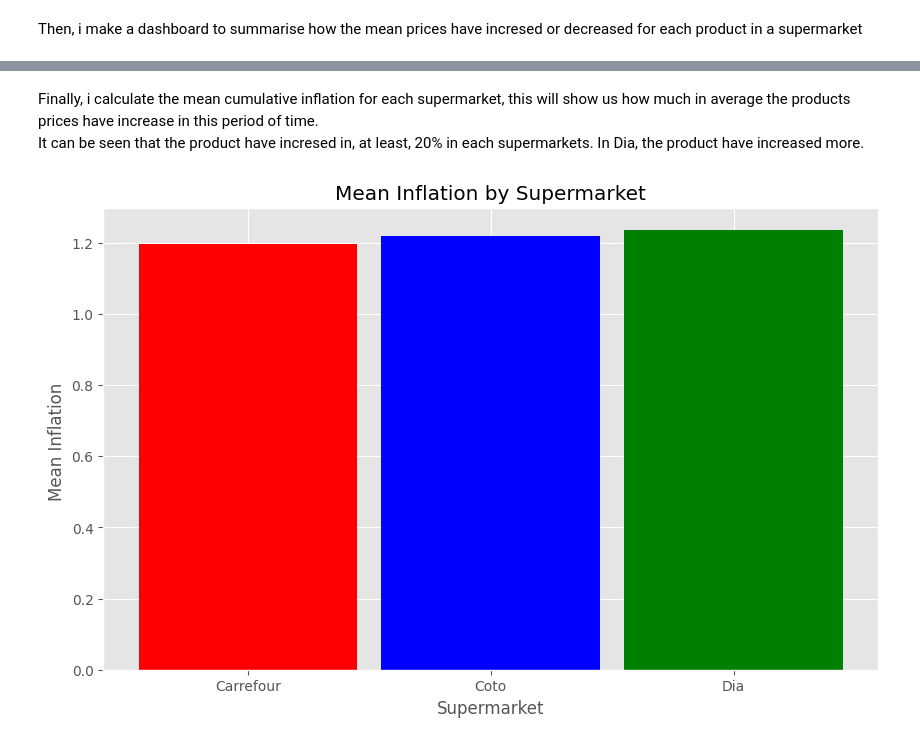
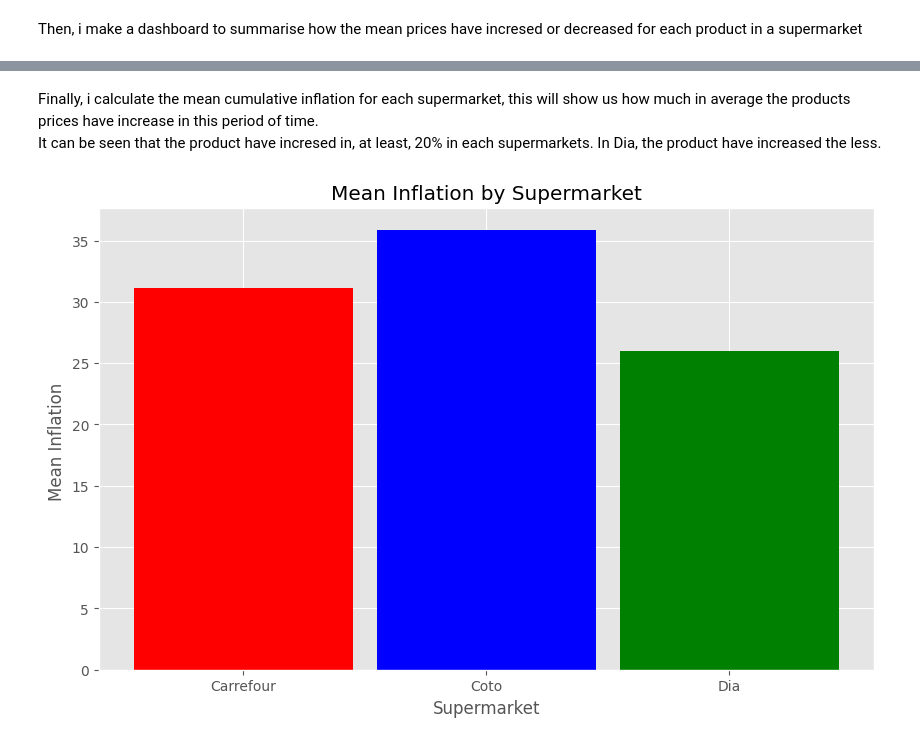
Before and after one commit to carlosvertiz/Supermarket_prices_DataAnalysis, a Jupyter notebook: Supermarkets_comparitive_analysis.ipynb, the cells around one changed output, grey strips where cells are left out. Cells and saved outputs as stored; diff of their text form; code cells hidden in the pictures.

```diff
--- a/Supermarkets_comparitive_analysis.ipynb
+++ b/Supermarkets_comparitive_analysis.ipynb
@@ -91,7 +91,10 @@ def filterDataFrame(df, category_filter, product_filters):
     This function use the categories and products in category_filter and product_filters
     to return a dataframe with the selected products
     """
-    filtered_category = df[df["Category"].str.contains(category_filter, case=False, na=False)]
+    if category_filter != "carne":
+        filtered_category = df[df["Category"].str.contains(category_filter, case=False, na=False)]
+    else:
+        filtered_category = df[df["Category"].str.contains("|".join([category_filter, "pollo", "cerdo"]), case=False, na=False)]
     mask = filtered_category["Product"].str.contains(product_filters[0], case=False, na=False)
     for product_filter in product_filters[1:]:
         mask &= filtered_category["Product"].str.contains(product_filter, case=False, na=False)
@@ -448,24 +460,44 @@ app3.run_server(mode="external",port=8052)
 [interactive output not drawn]
 # %% [markdown]
 Finally, i calculate the mean cumulative inflation for each supermarket, this will show us how much in average the products prices have increase in this period of time.
-It can be seen that the product have incresed in, at least, 20% in each supermarkets. In Dia, the product have increased more.
+It can be seen that the product have incresed in, at least, 20% in each supermarkets. In Dia, the product have increased the less.
+# %%
+import pandas as pd
+
+price_resumen['Month'] = price_resumen['Date'].dt.month
+
+price_resumen['Date'] = pd.to_datetime(price_resumen['Date'])
+
+price_resumen = price_resumen.sort_values(by=['Date'])
+
+grouped = price_resumen.groupby(['Supermarket', 'Product_type', 'Month'])
+
+result_df = grouped.apply(lambda x: (100 * (x['Price'].iloc[-1] - x['Price'].iloc[0]) / x['Price'].iloc[0])
+                          if len(x) > 1 else None).reset_index(name='inflation')
+result_df = result_df.dropna(axis=0).reset_index(drop = True)
+result_df = result_df[['Supermarket', 'Product_type', 'Month', 'inflation']]
+
+inflation_month = result_df.groupby(['Supermarket', 'Month'])["inflation"].mean().reset_index()
+
+# Puedes añadir las columnas adicionales que necesites al resultado
+inflation_month = inflation_month[['Supermarket', 'Month', 'inflation']]
+
+
+# Imprime el DataFrame resultante
 # %%
-price_resumen["Price_change"] = (1 + price_resumen["Price_porcentual_change"]/100)
-price_resumen["acumulates_inflation"] = price_resumen.groupby(["Supermarket", "Product_type"])["Price_change"].cumprod()
-mean_inflation = price_resumen.groupby(["Supermarket"])["acumulates_inflation"].mean().reset_index()
 
-
+# Calcular el promedio utilizando las últimas mediciones
 plt.style.use("ggplot")
 
 plt.figure(figsize=(10, 6))
 
-bars = plt.bar(mean_inflation["Supermarket"], mean_inflation["acumulates_inflation"], color= ["red", "blue", "green"], width=0.9)
+bars = plt.bar(inflation_month["Supermarket"], inflation_month["inflation"], color= ["red", "blue", "green"], width=0.9)
 
 plt.title("Mean Inflation by Supermarket")
 plt.xlabel("Supermarket")
 plt.ylabel("Mean Inflation ")
 plt.xticks(rotation=0, ha="center")
 
 plt.show()
 # %% [output]
-[figure, old version]
+[figure, new version]
```
Also changed, not shown: parts of 3 cells of this notebook.
